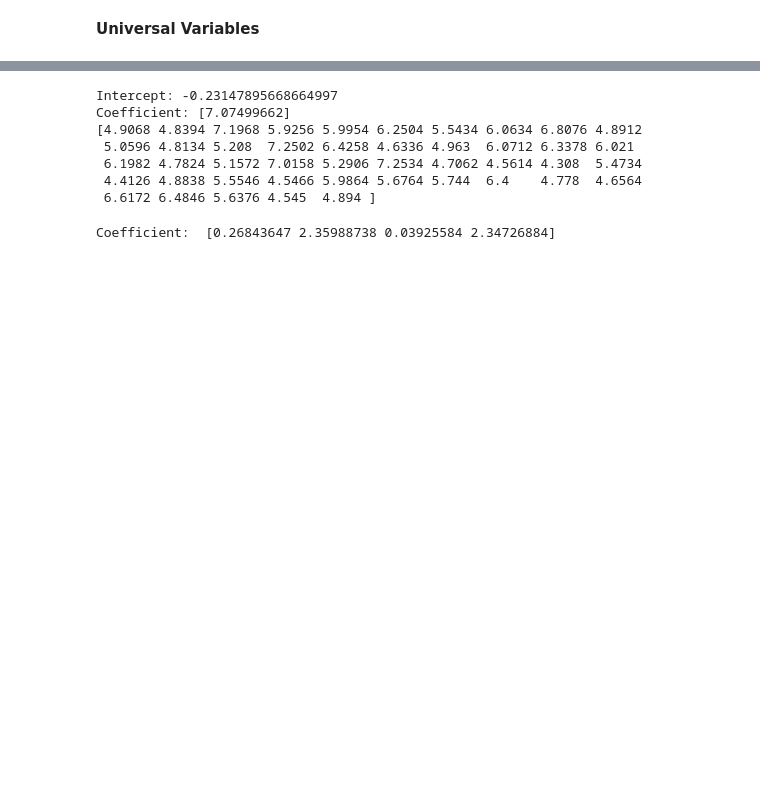
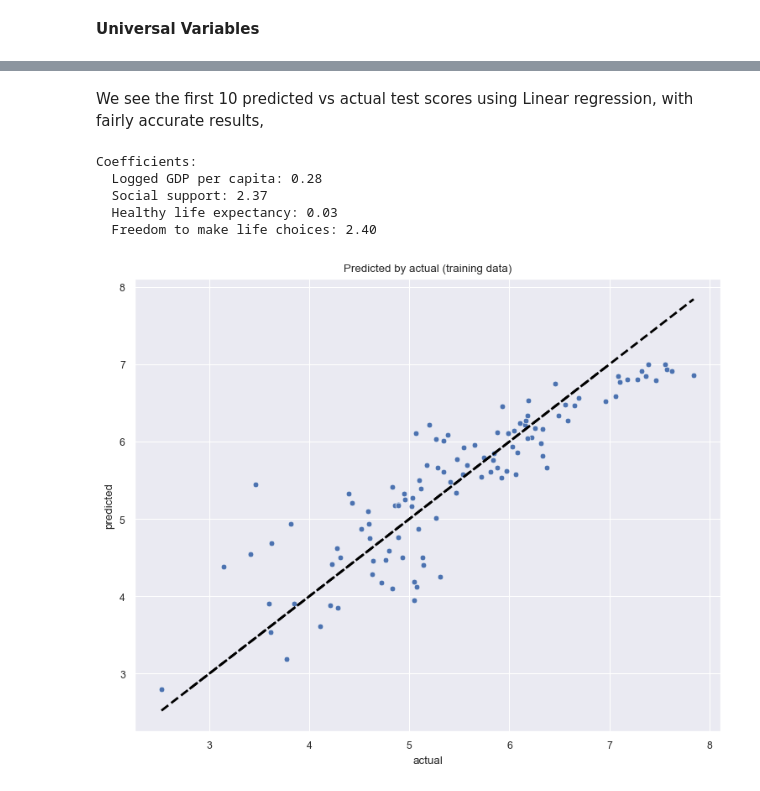
Before and after one commit to nfotinakes/CST383_Final_Project, a Jupyter notebook: final_project_group9.ipynb, the cells around one changed output, grey strips where cells are left out. Saved outputs shown, nothing was run; the diff lists cells and outputs as text; code cells hidden in the pictures; blank space fills up the shorter version.

```diff
--- a/final_project_group9.ipynb
+++ b/final_project_group9.ipynb
@@ -383,10 +434,20 @@ Test RMSE: Default: 0.610811
 # %%
 #Prediction of Happines
-x = df[['Logged GDP per capita', 'Social support', 'Healthy life expectancy', 'Freedom to make life choices']]
-y = df['Ladder score']
-x_train, x_test, y_train, y_test = train_test_split(x, y, test_size=0.2, random_state=42)
+x = df[['Logged GDP per capita', 'Social support', 'Healthy life expectancy', 'Freedom to make life choices']].values
+y = df['Ladder score'].values
+x_train, x_test, y_train, y_test = train_test_split(x, y, test_size=0.25, random_state=42)
 model = LinearRegression()
 model.fit(x_train, y_train)
 y_pred = model.predict(x_test)
-print('Predicted happiness scores:', y_pred[:10])
+
+print('First 10 predicted happiness scores:')
+first_10_pred = y_pred[:10]
+for i in first_10_pred:
+    print('{:.2f}'.format(i))
+
+print(' ')
+print("First 10 actual test scores:")
+first_10_actual_test = y_test[:10]
+for i in first_10_actual_test:
+    print('{:.2f}'.format(i))
 # %% [output]
@@ -395,34 +471,19 @@ Predicted happiness scores: [6.22825636 6.45914169 4.9651746  5.97890704 6.31145
+# %% [markdown]
+We see the first 10 predicted vs actual test scores using Linear regression, with fairly accurate results,
 # %%
-#social support on happiness
-x = df[['Social support']]
-y = df['Ladder score']
-model = LinearRegression()
-model.fit(x, y)
-
-print('Intercept:', model.intercept_)
-print('Coefficient:', model.coef_)
-print(predictions)
+print('Coefficients:')
+print('  Logged GDP per capita: {:.2f}'.format(model.coef_[0]))
+print('  Social support: {:.2f}'.format(model.coef_[1]))
+print('  Healthy life expectancy: {:.2f}'.format(model.coef_[2]))
+print('  Freedom to make life choices: {:.2f}'.format(model.coef_[3]))
 # %% [output]
-Intercept: -0.23147895668664997
-Coefficient: [7.07499662]
-[4.9068 4.8394 7.1968 5.9256 5.9954 6.2504 5.5434 6.0634 6.8076 4.8912
- 5.0596 4.8134 5.208  7.2502 6.4258 4.6336 4.963  6.0712 6.3378 6.021
- 6.1982 4.7824 5.1572 7.0158 5.2906 7.2534 4.7062 4.5614 4.308  5.4734
- 4.4126 4.8838 5.5546 4.5466 5.9864 5.6764 5.744  6.4    4.778  4.6564
- 6.6172 6.4846 5.6376 4.545  4.894 ]
+Coefficients:
+  Logged GDP per capita: 0.28
+  Social support: 2.37
+  Healthy life expectancy: 0.03
+  Freedom to make life choices: 2.40
 # %%
-#Coefficients
-
-x = df[['Logged GDP per capita', 'Social support', 'Healthy life expectancy', 'Freedom to make life choices']]
-y = df['Ladder score']
-
-#Split the dataset into training and test sets and make linear regression
-X_train, X_test, y_train, y_test = train_test_split(x, y, test_size=0.2, random_state=42)
-model = LinearRegression()
-model.fit(X_train, y_train)
-coefficients = model.coef_
-
-print('Coefficient: ', coefficients)
+plot_actual_predicted(y_train, model.predict(x_train), 'Predicted by actual (training data)')
 # %% [output]
-Coefficient:  [0.26843647 2.35988738 0.03925584 2.34726884]
+[figure, added]
 # %%
```
Also changed, not shown: parts of 63 cells of this notebook.
